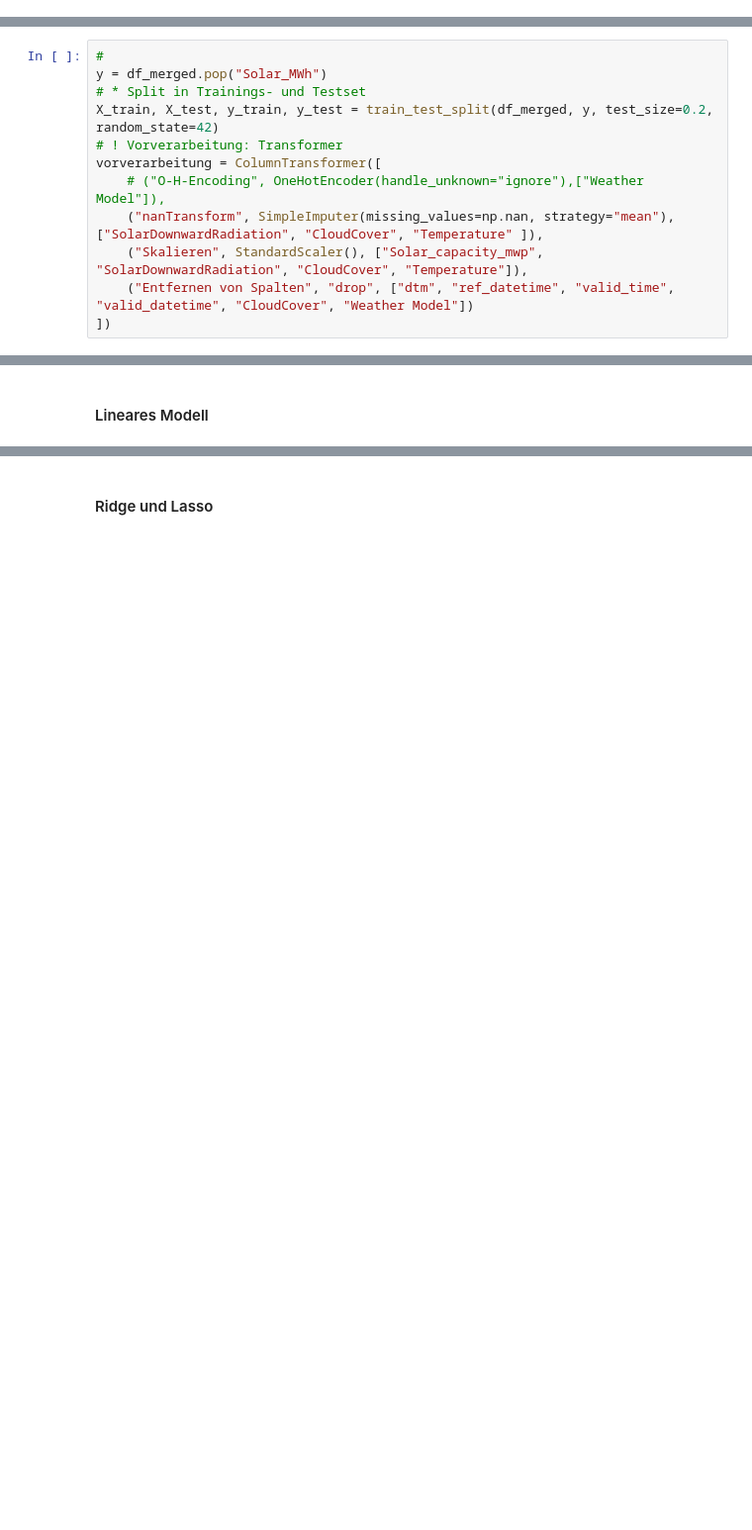
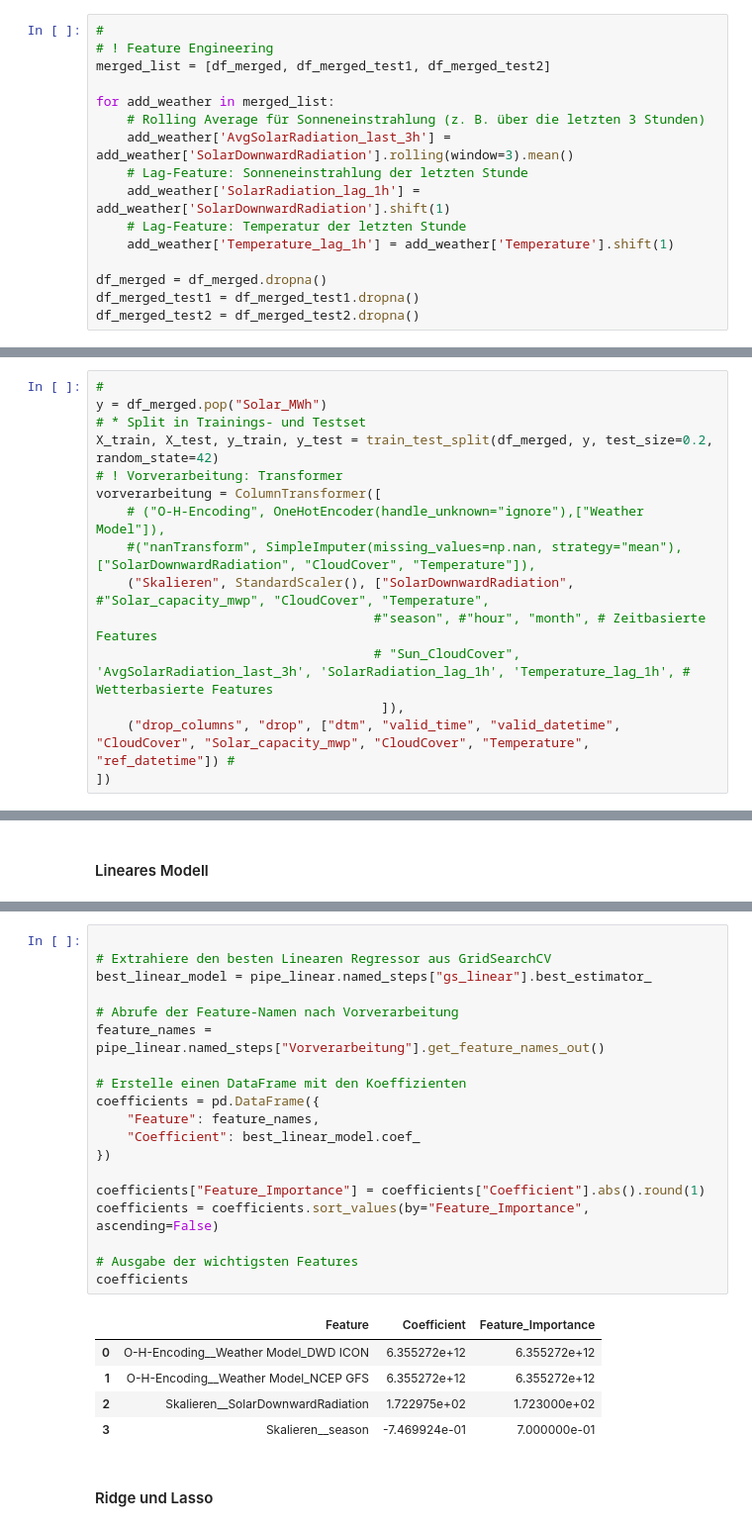
Before and after one commit to QMoWo/ML1-SolarForecasting_PowerRangers, a Jupyter notebook: Analyse_Training/test-Achim.ipynb, the cells around one changed output, grey strips where cells are left out. Shown: that part at 99% size. Cells and saved outputs as stored; diff of their text form; blank space fills up the shorter version.

Commit message:
testing with time, historical and weather-based featured - No Success

```diff
--- a/Analyse_Training/test-Achim.ipynb
+++ b/Analyse_Training/test-Achim.ipynb
@@ -923,3 +534,19 @@ for add_time in merged_list:
+# %%
+#
+# ! Feature Engineering
+merged_list = [df_merged, df_merged_test1, df_merged_test2]
+
+for add_weather in merged_list:
+    # Rolling Average für Sonneneinstrahlung (z. B. über die letzten 3 Stunden)
+    add_weather['AvgSolarRadiation_last_3h'] = add_weather['SolarDownwardRadiation'].rolling(window=3).mean()
+    # Lag-Feature: Sonneneinstrahlung der letzten Stunde
+    add_weather['SolarRadiation_lag_1h'] = add_weather['SolarDownwardRadiation'].shift(1)
+    # Lag-Feature: Temperatur der letzten Stunde
+    add_weather['Temperature_lag_1h'] = add_weather['Temperature'].shift(1)
+
+df_merged = df_merged.dropna()
+df_merged_test1 = df_merged_test1.dropna()
+df_merged_test2 = df_merged_test2.dropna()
 # %% [markdown]
 #### Vorverarbeitung
 # %%
@@ -930,7 +557,10 @@ X_train, X_test, y_train, y_test = train_test_split(df_merged, y, test_size=0.2,
 # ! Vorverarbeitung: Transformer
 vorverarbeitung = ColumnTransformer([
     # ("O-H-Encoding", OneHotEncoder(handle_unknown="ignore"),["Weather Model"]),
-    ("nanTransform", SimpleImputer(missing_values=np.nan, strategy="mean"), ["SolarDownwardRadiation", "CloudCover", "Temperature" ]),
-    ("Skalieren", StandardScaler(), ["Solar_capacity_mwp", "SolarDownwardRadiation", "CloudCover", "Temperature"]),
-    ("Entfernen von Spalten", "drop", ["dtm", "ref_datetime", "valid_time", "valid_datetime", "CloudCover", "Weather Model"])
+    #("nanTransform", SimpleImputer(missing_values=np.nan, strategy="mean"), ["SolarDownwardRadiation", "CloudCover", "Temperature"]),
+    ("Skalieren", StandardScaler(), ["SolarDownwardRadiation", #"Solar_capacity_mwp", "CloudCover", "Temperature",
+                                    #"season", #"hour", "month", # Zeitbasierte Features
+                                    # "Sun_CloudCover", 'AvgSolarRadiation_last_3h', 'SolarRadiation_lag_1h', 'Temperature_lag_1h', # Wetterbasierte Features
+                                     ]),
+    ("drop_columns", "drop", ["dtm", "valid_time", "valid_datetime", "CloudCover", "Solar_capacity_mwp", "CloudCover", "Temperature", "ref_datetime"]) #
 ])
@@ -971,3 +608,28 @@ RMSE: 67.10529234960762
+# %%
+
+# Extrahiere den besten Linearen Regressor aus GridSearchCV
+best_linear_model = pipe_linear.named_steps["gs_linear"].best_estimator_
+
+# Abrufe der Feature-Namen nach Vorverarbeitung
+feature_names = pipe_linear.named_steps["Vorverarbeitung"].get_feature_names_out()
+
+# Erstelle einen DataFrame mit den Koeffizienten
+coefficients = pd.DataFrame({
+    "Feature": feature_names,
+    "Coefficient": best_linear_model.coef_
+})
+
+coefficients["Feature_Importance"] = coefficients["Coefficient"].abs().round(1)
+coefficients = coefficients.sort_values(by="Feature_Importance", ascending=False)
+
+# Ausgabe der wichtigsten Features
+coefficients
+# %% [output]
+|  | Feature | Coefficient | Feature_Importance |
+| 0 | O-H-Encoding__Weather Model_DWD ICON | 6.355272e+12 | 6.355272e+12 |
+| 1 | O-H-Encoding__Weather Model_NCEP GFS | 6.355272e+12 | 6.355272e+12 |
+| 2 | Skalieren__SolarDownwardRadiation | 1.722975e+02 | 1.723000e+02 |
+| 3 | Skalieren__season | -7.469924e-01 | 7.000000e-01 |
 # %% [markdown]
 #### Ridge und Lasso
 # %%
```
Also changed, not shown: parts of 70 cells of this notebook.
